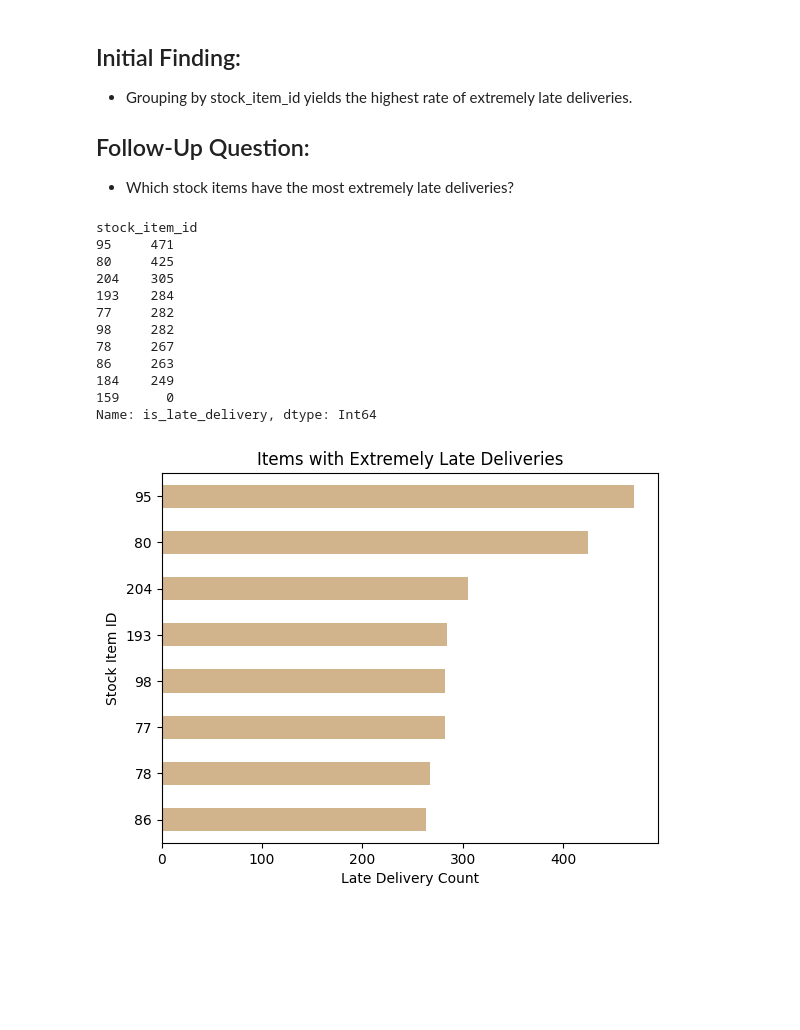
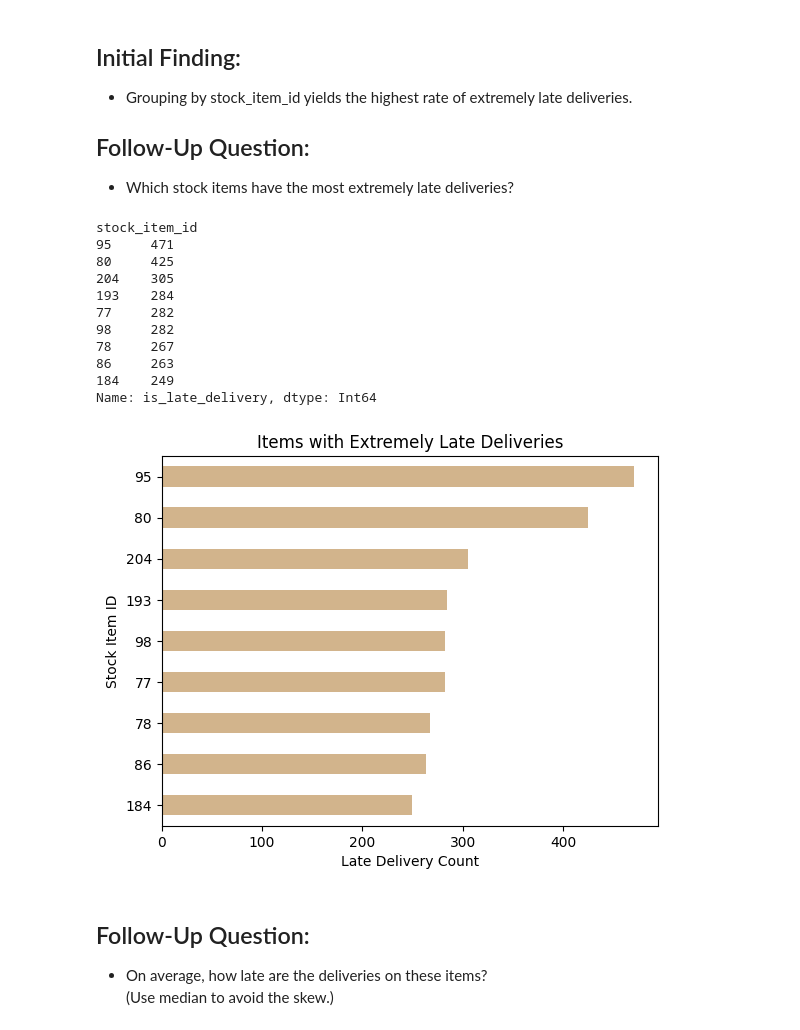
Before and after one commit to hunter-sills/wwi_performance_discovery, a Jupyter notebook: main_analysis.ipynb, the cells around one changed output. Cells and saved outputs as stored; diff of their text form; code cells hidden in the pictures; blank space fills up the shorter version.

```diff
--- a/main_analysis.ipynb
+++ b/main_analysis.ipynb
@@ -323,14 +325,13 @@ dtype: float64
 ## Follow-Up Question:
 * Which stock items have the most extremely late deliveries?
 # %%
-# To find the top offenders, group by stock item IDs and count all order lines where delivery was extremely late
-df_late_items = (df
-      .groupby('stock_item_id', observed=False)['is_late_delivery']
-      .sum()
-      .sort_values(ascending=False)
-      .round(1)
-      .head(10)
-     )
+# Identify the problem items
+
+# First group by SKU and sum the order lines where delivery was extremely late
+df_late_sums = df.groupby('stock_item_id', observed=False)['is_late_delivery'].sum()
+
+# Then filter for only items where extremely late deliveries occurred; sort high to low
+df_late_items = df_late_sums[df_late_sums > 0].sort_values(ascending=False)
 
 print(df_late_items)
 # %% [output]
@@ -344,18 +345,21 @@ stock_item_id
 78     267
 86     263
 184    249
-159      0
 Name: is_late_delivery, dtype: Int64
 # %%
+# Visualize the count of extremely late deliveries among problem items
 (df_late_items
-    .head(8)
     .sort_values()
     .plot.barh(
         title='Items with Extremely Late Deliveries',
         xlabel='Late Delivery Count',
         ylabel='Stock Item ID',
         color='Tan',
     )
 );
 # %% [output]
-[figure, old version]
+[figure, new version]
+# %% [markdown]
+## Follow-Up Question:
+* On average, how late are the deliveries on these items?
+(Use median to avoid the skew.)
```
Also changed, not shown: parts of 11 cells of this notebook.
